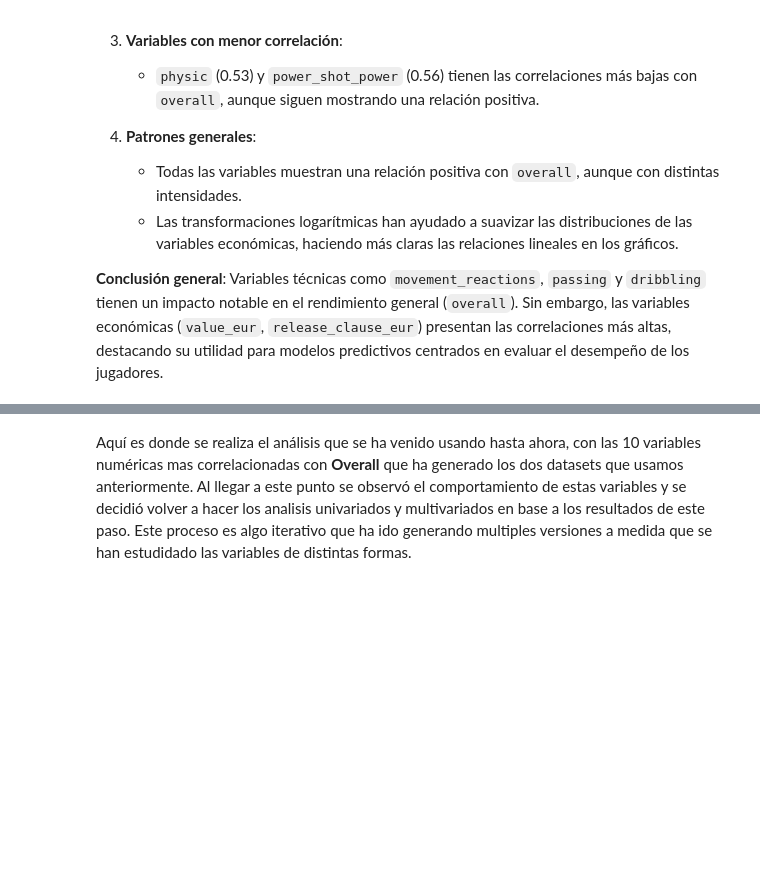
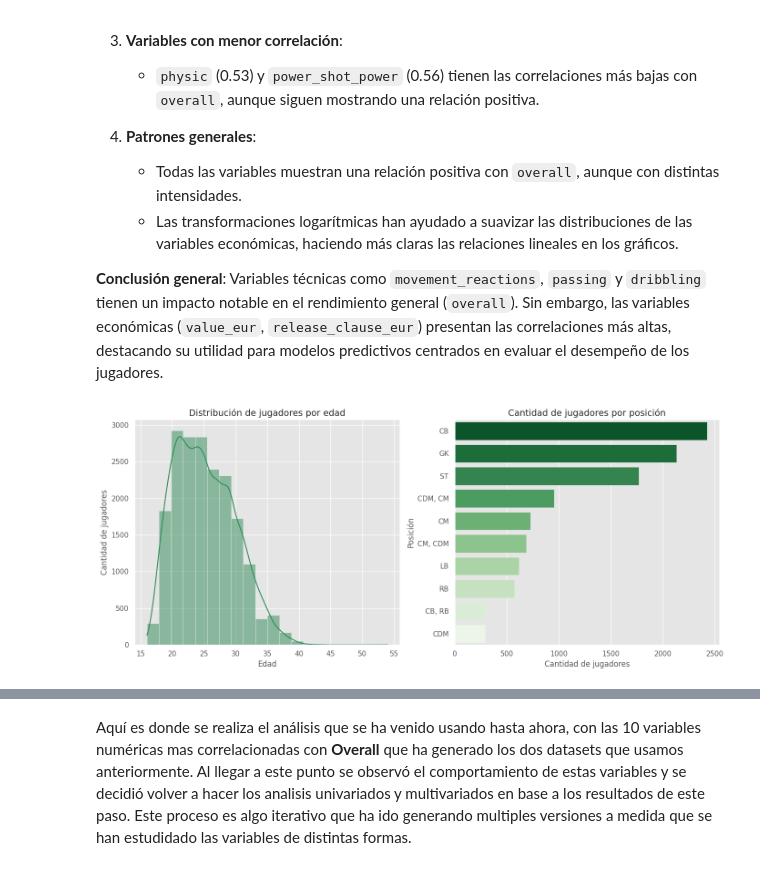
Before and after one commit to merniesgugh/Coderhouse_DS_2, a Jupyter notebook: Primera_Entrega_Proyecto_DS_2_Gustavo_Mernies.ipynb, the cells around one changed output, grey strips where cells are left out. Drawn from its saved outputs; the diff is of its cells as text; code cells hidden in the pictures; blank space fills up the shorter version.

```diff
--- a/Primera_Entrega_Proyecto_DS_2_Gustavo_Mernies.ipynb
+++ b/Primera_Entrega_Proyecto_DS_2_Gustavo_Mernies.ipynb
@@ -764,3 +764,33 @@ plt.show()
 
 **Conclusión general**:
 Variables técnicas como `movement_reactions`, `passing` y `dribbling` tienen un impacto notable en el rendimiento general (`overall`). Sin embargo, las variables económicas (`value_eur`, `release_clause_eur`) presentan las correlaciones más altas, destacando su utilidad para modelos predictivos centrados en evaluar el desempeño de los jugadores.
+# %%
+import warnings
+warnings.filterwarnings("ignore")  # Oculta las advertencias
+
+# Configurar el estilo de los gráficos
+plt.style.use("ggplot")
+
+# Crear una figura con dos subgráficos
+fig, axes = plt.subplots(1, 2, figsize=(14, 6))
+
+# Distribución de edades
+sns.histplot(df["age"], bins=20, kde=True, ax=axes[0], color="seagreen")
+axes[0].set_title("Distribución de jugadores por edad", fontsize=14)
+axes[0].set_xlabel("Edad", fontsize=12)
+axes[0].set_ylabel("Cantidad de jugadores", fontsize=12)
+
+# Jugadores por posición
+top_positions = df["player_positions"].value_counts().head(10)  # Top 10 posiciones más comunes
+sns.barplot(x=top_positions.values, y=top_positions.index, ax=axes[1], palette="Greens_r")
+axes[1].set_title("Cantidad de jugadores por posición", fontsize=14)
+axes[1].set_xlabel("Cantidad de jugadores", fontsize=12)
+axes[1].set_ylabel("Posición", fontsize=12)
+
+# Ajustar el diseño para evitar superposiciones
+plt.tight_layout()
+
+# Mostrar la figura
+plt.show()
+# %% [output]
+[figure, added]
```
Also changed, not shown: parts of 3 cells of this notebook.
